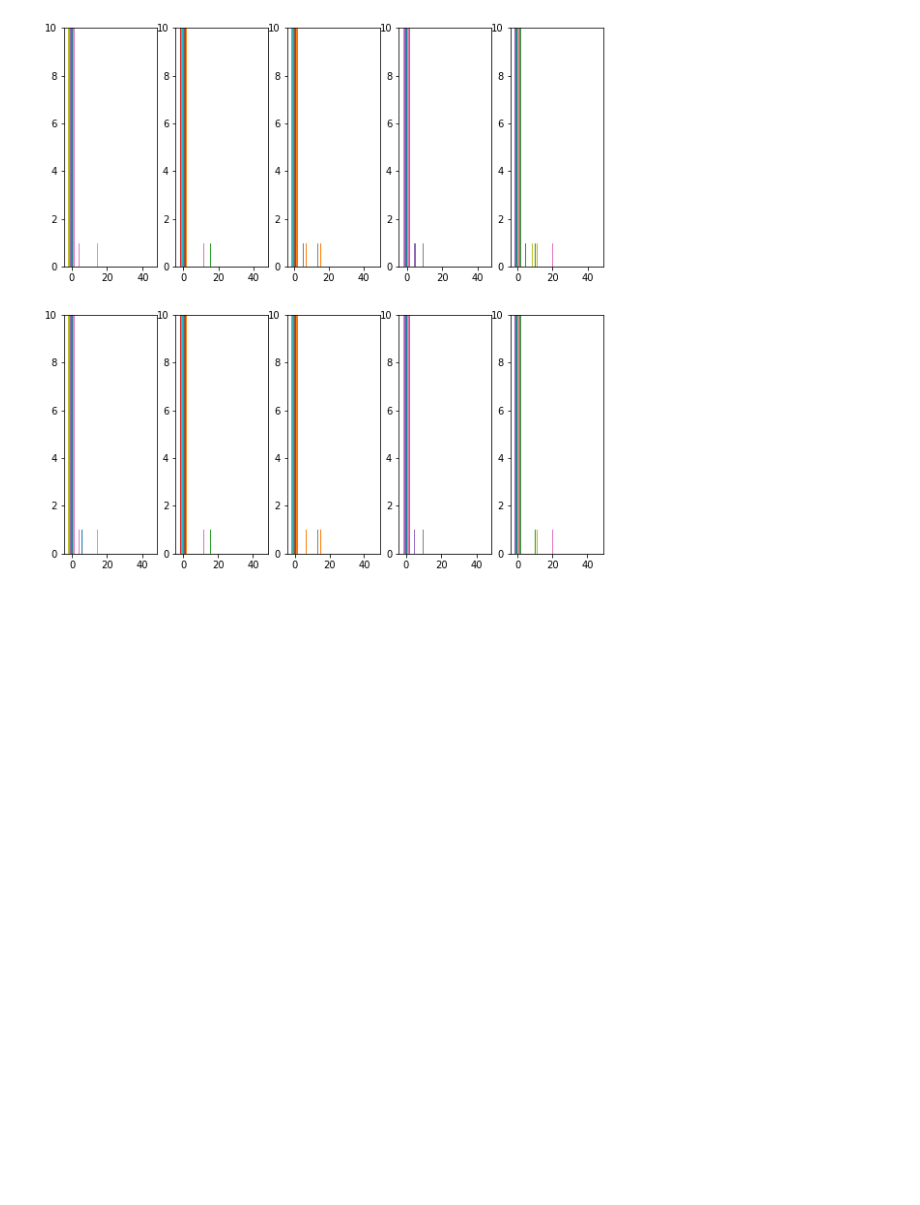
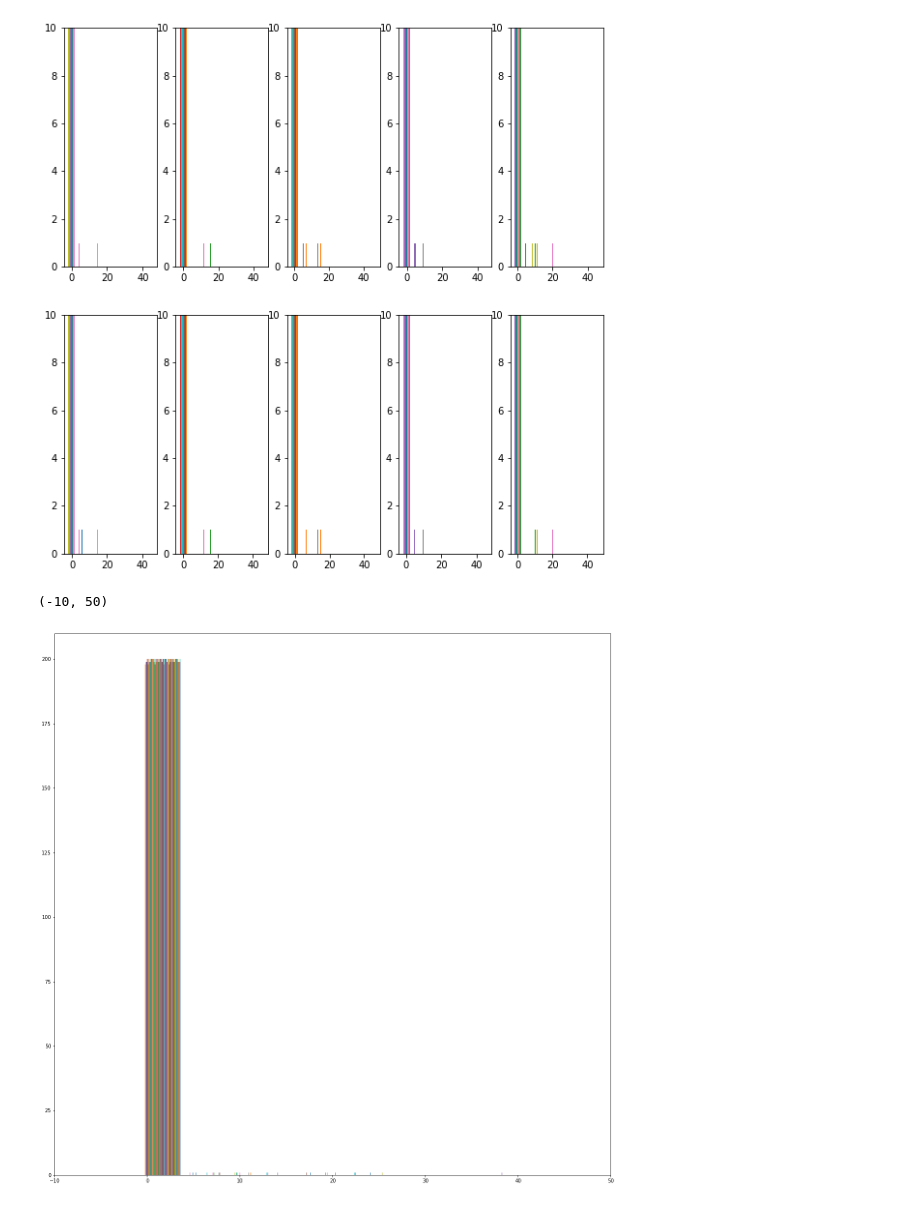
Before and after one commit to MikePhen12/Phys_434_portfolio, a Jupyter notebook: Lab_4.ipynb, the cells around one changed output. Saved outputs shown, nothing was run; the diff lists cells and outputs as text; code cells hidden in the pictures; blank space fills up the shorter version.

```diff
--- a/Lab_4.ipynb
+++ b/Lab_4.ipynb
@@ -685,3 +691,10 @@ ax10.set_ylim(0,10)
 # %% [output]
 (0, 10)
 [figure]
+# %%
+plt.hist(added_images)
+plt.xlim([-10,50])
+# This is convolved
+# %% [output]
+(-10, 50)
+[figure, added]
```
Also changed, not shown: parts of 30 cells of this notebook.
